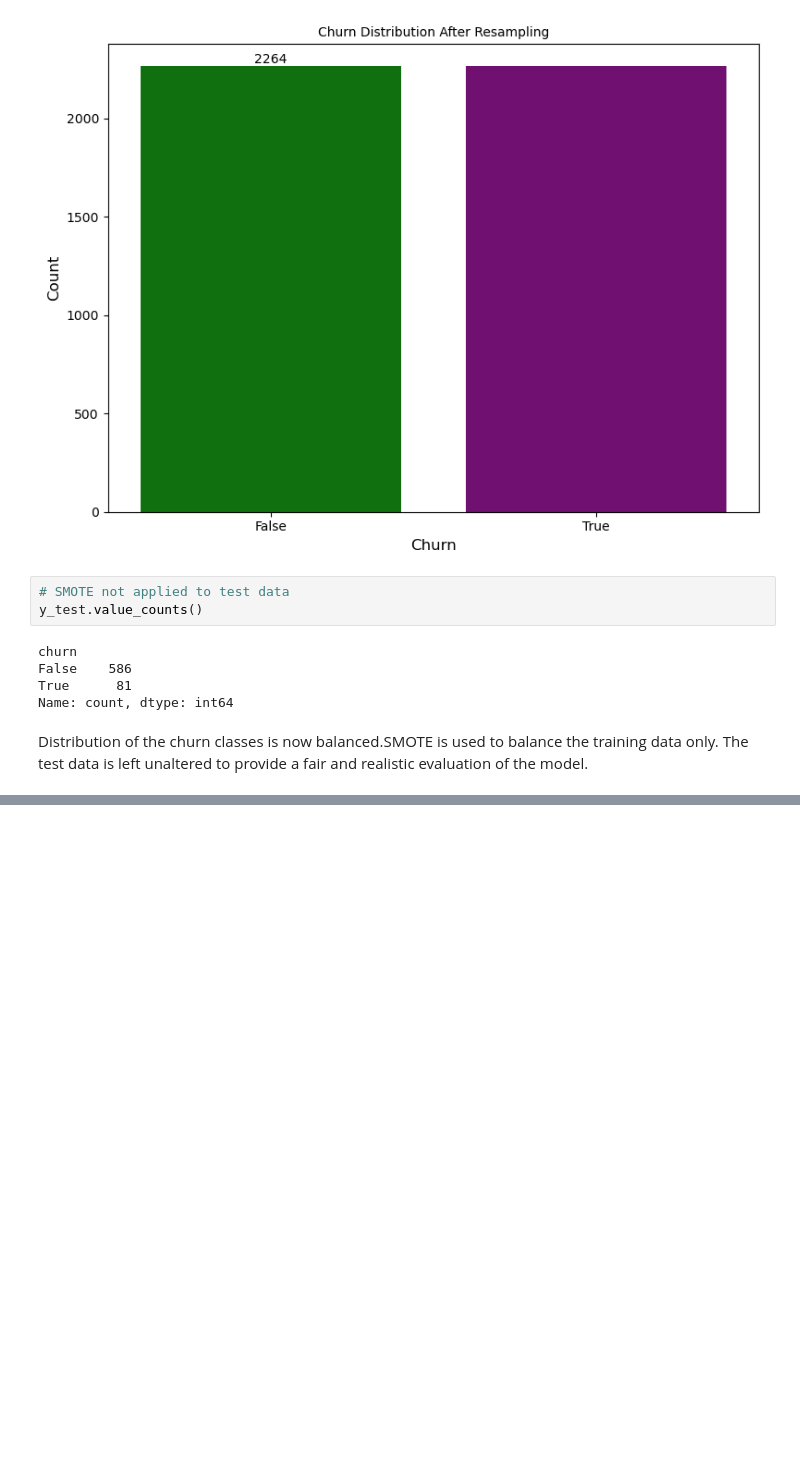
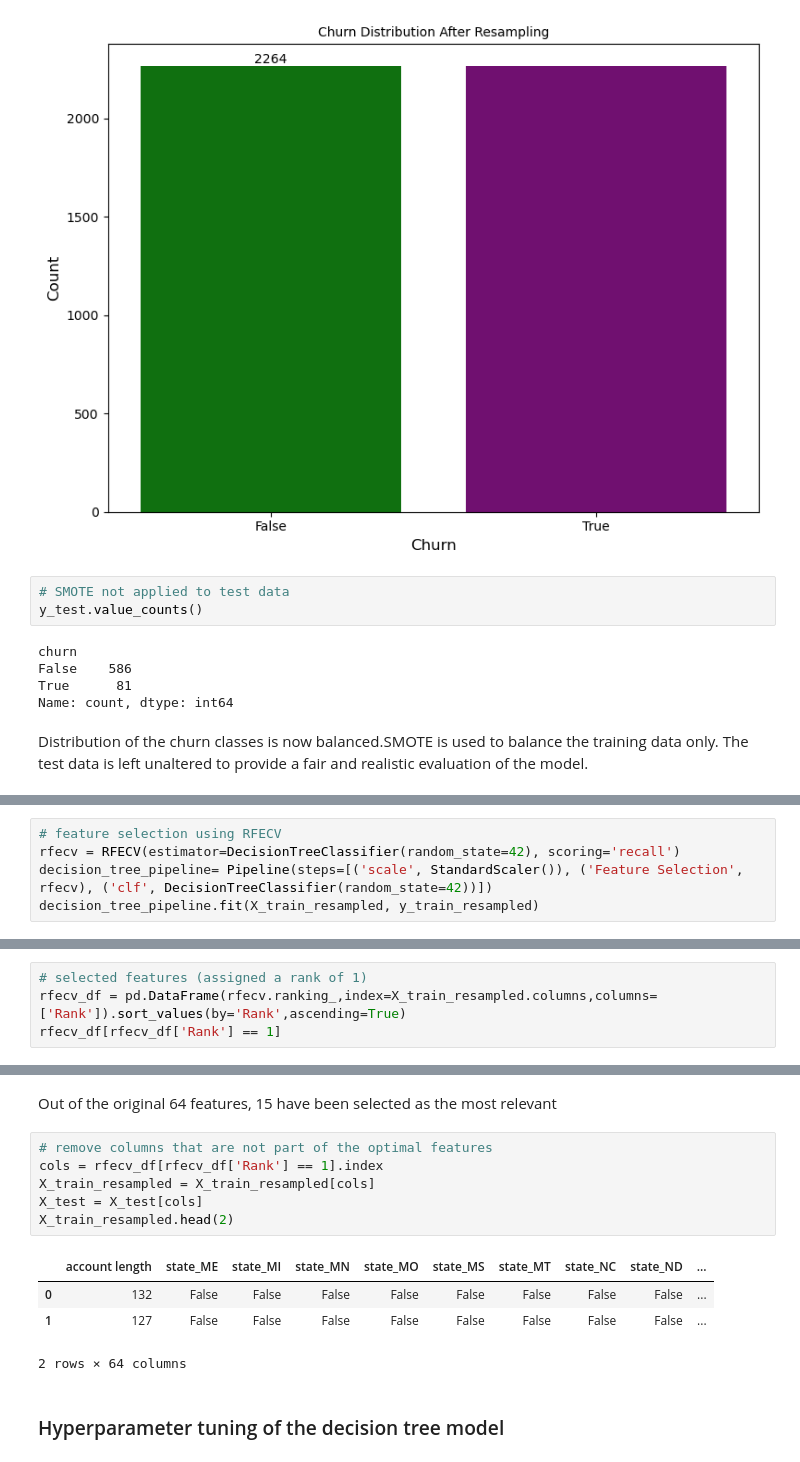
Before and after one commit to bengatmercy/mercychebet, a Jupyter notebook: Desktop/FINAL _PROJECT _PHASE/syria_customer_analysis.ipynb, the cells around one changed output, grey strips where cells are left out. Cells and saved outputs as stored; diff of their text form; blank space fills up the shorter version.

```diff
--- a/Desktop/FINAL _PROJECT _PHASE/syria_customer_analysis.ipynb
+++ b/Desktop/FINAL _PROJECT _PHASE/syria_customer_analysis.ipynb
@@ -352,0 +459,5 @@ Distribution of the churn classes is now balanced.SMOTE is used to balance the t
+# %%
+# feature selection using RFECV
+rfecv = RFECV(estimator=DecisionTreeClassifier(random_state=42), scoring='recall')
+decision_tree_pipeline= Pipeline(steps=[('scale', StandardScaler()), ('Feature Selection', rfecv), ('clf', DecisionTreeClassifier(random_state=42))])
+decision_tree_pipeline.fit(X_train_resampled, y_train_resampled)
@@ -352,0 +477,4 @@ Distribution of the churn classes is now balanced.SMOTE is used to balance the t
+# %%
+# selected features (assigned a rank of 1)
+rfecv_df = pd.DataFrame(rfecv.ranking_,index=X_train_resampled.columns,columns=['Rank']).sort_values(by='Rank',ascending=True)
+rfecv_df[rfecv_df['Rank'] == 1]
@@ -352,0 +495,15 @@ Distribution of the churn classes is now balanced.SMOTE is used to balance the t
+# %% [markdown]
+Out of the original 64 features, 15 have been selected as the most relevant
+# %%
+# remove columns that are not part of the optimal features
+cols = rfecv_df[rfecv_df['Rank'] == 1].index
+X_train_resampled = X_train_resampled[cols]
+X_test = X_test[cols]
+X_train_resampled.head(2)
+# %% [output]
+|  | account length | state_ME | state_MI | state_MN | state_MO | state_MS | state_MT | state_NC | state_ND | ... |
+| 0 | 132 | False | False | False | False | False | False | False | False | ... |
+| 1 | 127 | False | False | False | False | False | False | False | False | ... |
+2 rows × 64 columns
+# %% [markdown]
+### Hyperparameter tuning of the decision tree model
```
Also changed, not shown: parts of 21 cells of this notebook.
